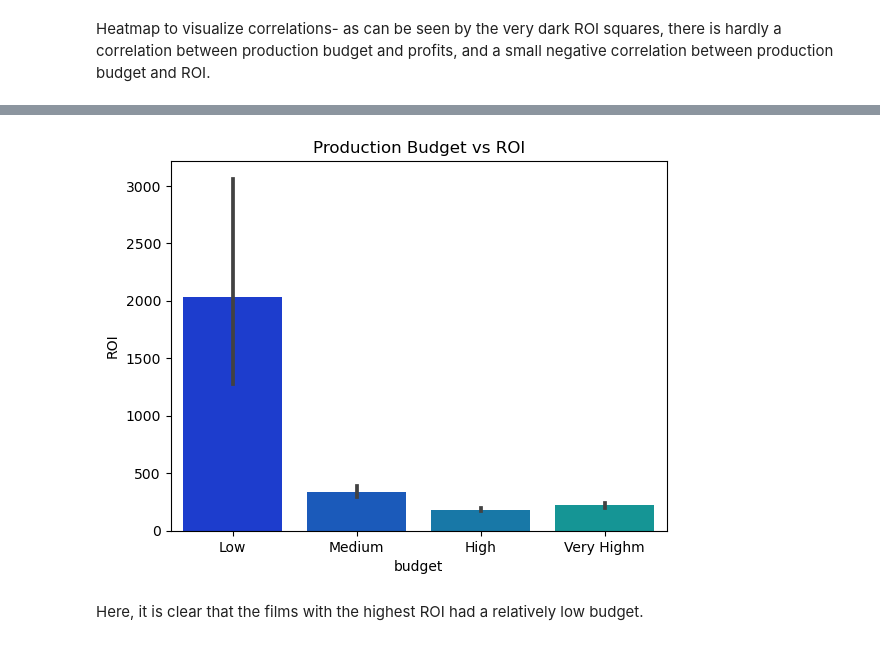
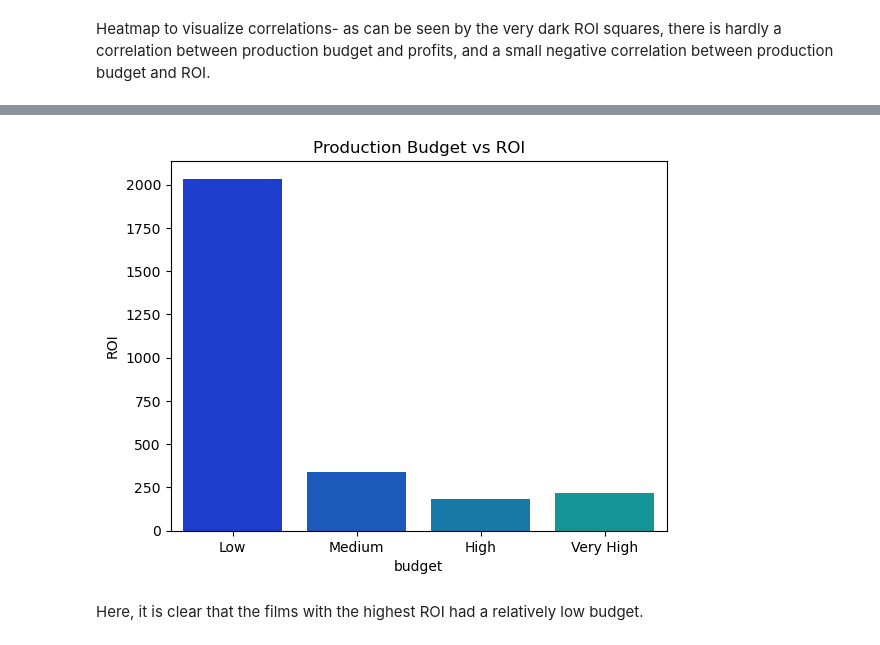
Before and after one commit to lalynjay/Movie-Trends-Analysis, a Jupyter notebook: Movie_Trends_Analysis.ipynb, the cells around one changed output, grey strips where cells are left out. Cells and saved outputs as stored; diff of their text form; code cells hidden in the pictures.

Commit message:
updated graphs

```diff
--- a/Movie_Trends_Analysis.ipynb
+++ b/Movie_Trends_Analysis.ipynb
@@ -135,0 +131,8 @@ sns.histplot(budgets_df['ROI'], bins=10)#.set(xlim=(0, 8000), ylim=(0, 400));
+# %%
+#budgets_df['Budget_level'] = budgets_df.loc[budgets_df['production_budget'] < 1000000, 'Budget_level' = Low'
+
+budgets_df.loc[budgets_df['ROI'] < 5, 'Success'] = 'Low'
+budgets_df.loc[(budgets_df['ROI'] > 5) & (budgets_df['ROI'] < 70), 'Success'] = 'Medium'
+budgets_df.loc[(budgets_df['ROI'] > 70) & (budgets_df['ROI'] < 100), 'Success'] = 'High'
+budgets_df.loc[budgets_df['ROI'] > 100, 'Success'] = 'Very High'
+sns.histplot(budgets_df['Success'], bins='auto');
@@ -524,12 +524,12 @@ sns.histplot(top_20_roi['ROI'], bins=10)
 budgets_df.loc[budgets_df['production_budget'] < 1000000, 'budget'] = 'Low'
 budgets_df.loc[(budgets_df['production_budget'] > 1000000) & (budgets_df['production_budget'] < 10000000), 'budget'] = 'Medium'
 budgets_df.loc[(budgets_df['production_budget'] > 10000000) & (budgets_df['production_budget'] < 100000000), 'budget'] = 'High'
-budgets_df.loc[(budgets_df['production_budget'] > 100000000) & (budgets_df['production_budget'] < 1000000000), 'budget'] = 'Very Highm'
+budgets_df.loc[budgets_df['production_budget'] > 100000000, 'budget'] = 'Very High'
 # %%
-sns.barplot(data=budgets_df, x='budget', y='ROI').set(title='Production Budget vs ROI')
+sns.barplot(data=budgets_df, x='budget', y='ROI', ci=None).set(title='Production Budget vs ROI')
 sns.set_palette('winter', 5);
 # %% [output]
-[figure, old version]
+[figure, new version]
 # %% [markdown]
 Here, it is clear that the films with the highest ROI had a relatively low budget.
 # %% [markdown]
```
Also changed, not shown: parts of 4 cells of this notebook, 1 other file.
